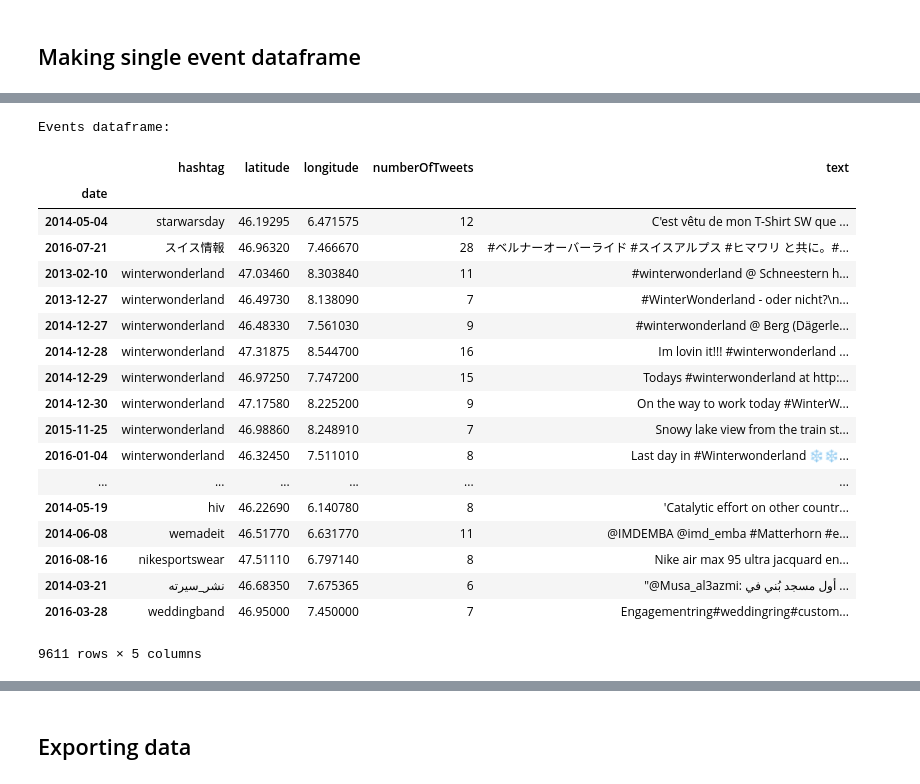
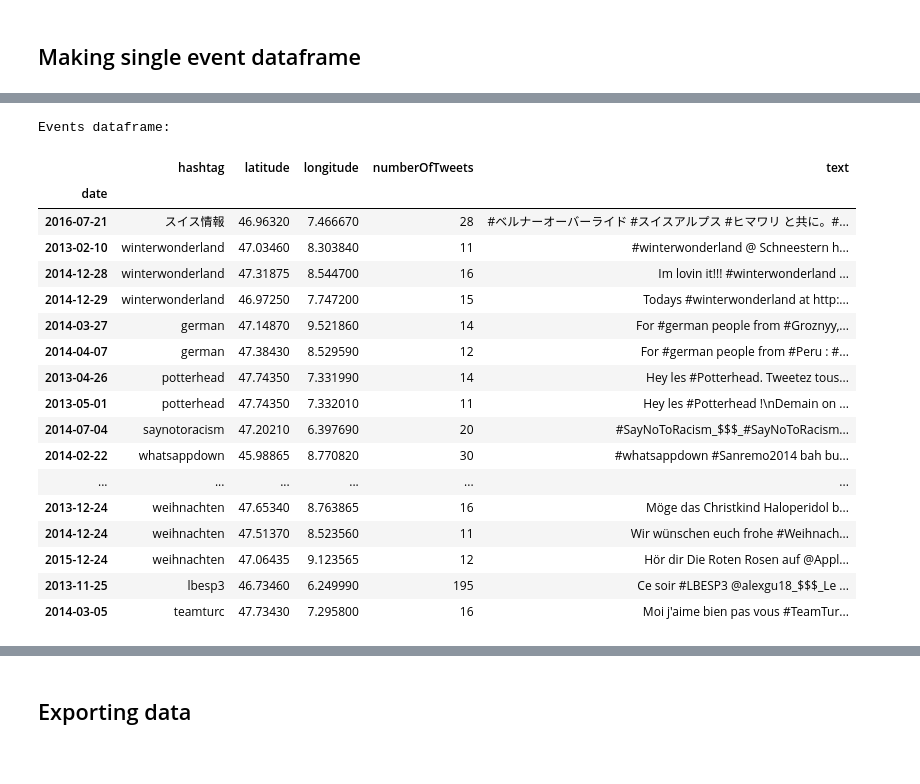
Before and after one commit to enrabre/AdaEPFL-Project, a Jupyter notebook: EventDetectionv2.1.ipynb, the cells around one changed output, grey strips where cells are left out. Saved outputs shown, nothing was run; the diff lists cells and outputs as text; code cells hidden in the pictures.

```diff
--- a/EventDetectionv2.1.ipynb
+++ b/EventDetectionv2.1.ipynb
@@ -410,27 +410,26 @@ pr('Finished! Dataframe with {} rows'.format(len(new_events)))
 # %%
 print('Events dataframe:')
-new_events
+new_events.head(50)
 # %% [output]
 Events dataframe:
 |  | hashtag | latitude | longitude | numberOfTweets | text |
 | date |  |  |  |  |  |
-| 2014-05-04 | starwarsday | 46.19295 | 6.471575 | 12 | C'est vêtu de mon T-Shirt SW que ... |
 | 2016-07-21 | スイス情報 | 46.96320 | 7.466670 | 28 | #ベルナーオーバーライド #スイスアルプス #ヒマワリ と共に。#... |
 | 2013-02-10 | winterwonderland | 47.03460 | 8.303840 | 11 | #winterwonderland @ Schneestern h... |
-| 2013-12-27 | winterwonderland | 46.49730 | 8.138090 | 7 | #WinterWonderland - oder nicht?\n... |
-| 2014-12-27 | winterwonderland | 46.48330 | 7.561030 | 9 | #winterwonderland @ Berg (Dägerle... |
 | 2014-12-28 | winterwonderland | 47.31875 | 8.544700 | 16 | Im lovin it!!! #winterwonderland ... |
 | 2014-12-29 | winterwonderland | 46.97250 | 7.747200 | 15 | Todays #winterwonderland at http:... |
-| 2014-12-30 | winterwonderland | 47.17580 | 8.225200 | 9 | On the way to work today #WinterW... |
-| 2015-11-25 | winterwonderland | 46.98860 | 8.248910 | 7 | Snowy lake view from the train st... |
-| 2016-01-04 | winterwonderland | 46.32450 | 7.511010 | 8 | Last day in #Winterwonderland ❄️❄... |
+| 2014-03-27 | german | 47.14870 | 9.521860 | 14 | For #german people from #Groznyy,... |
+| 2014-04-07 | german | 47.38430 | 8.529590 | 12 | For #german people from #Peru : #... |
+| 2013-04-26 | potterhead | 47.74350 | 7.331990 | 14 | Hey les #Potterhead. Tweetez tous... |
+| 2013-05-01 | potterhead | 47.74350 | 7.332010 | 11 | Hey les #Potterhead !\nDemain on ... |
+| 2014-07-04 | saynotoracism | 47.20210 | 6.397690 | 20 | #SayNoToRacism_$$$_#SayNoToRacism... |
+| 2014-02-22 | whatsappdown | 45.98865 | 8.770820 | 30 | #whatsappdown #Sanremo2014 bah bu... |
 | ... | ... | ... | ... | ... | ... |
-| 2014-05-19 | hiv | 46.22690 | 6.140780 | 8 | 'Catalytic effort on other countr... |
-| 2014-06-08 | wemadeit | 46.51770 | 6.631770 | 11 | @IMDEMBA @imd_emba #Matterhorn #e... |
-| 2016-08-16 | nikesportswear | 47.51110 | 6.797140 | 8 | Nike air max 95 ultra jacquard en... |
-| 2014-03-21 | نشر_سيرته | 46.68350 | 7.675365 | 6 | "@Musa_al3azmi: أول مسجد بُني في ... |
-| 2016-03-28 | weddingband | 46.95000 | 7.450000 | 7 | Engagementring#weddingring#custom... |
+| 2013-12-24 | weihnachten | 47.65340 | 8.763865 | 16 | Möge das Christkind Haloperidol b... |
+| 2014-12-24 | weihnachten | 47.51370 | 8.523560 | 11 | Wir wünschen euch frohe #Weihnach... |
+| 2015-12-24 | weihnachten | 47.06435 | 9.123565 | 12 | Hör dir Die Roten Rosen auf @Appl... |
+| 2013-11-25 | lbesp3 | 46.73460 | 6.249990 | 195 | Ce soir #LBESP3 @alexgu18_$$$_Le ... |
+| 2014-03-05 | teamturc | 47.73430 | 7.295800 | 16 | Moi j'aime bien pas vous #TeamTur... |
-9611 rows × 5 columns
 # %%
 print('Linked dataframe of all days:')
 dictionary[new_events.iloc[0].hashtag].head(10)
```
Also changed, not shown: parts of 9 cells of this notebook.
